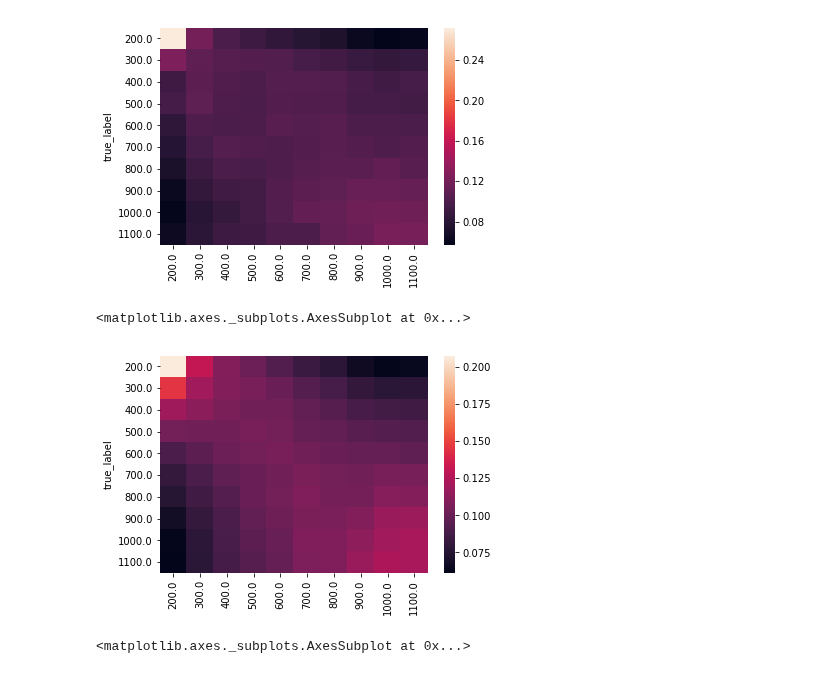
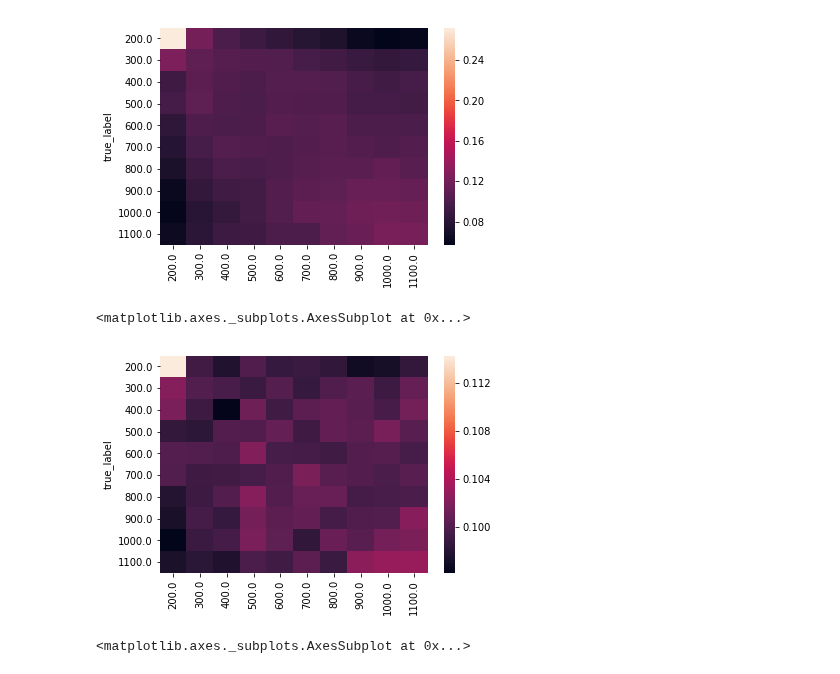
Before and after one commit to EstevaoUyra/spikelearn, a Jupyter notebook: notebooks/exploration/Decoding.ipynb, the cells around one changed output. Saved outputs shown, nothing was run; the diff lists cells and outputs as text; code cells hidden in the pictures.

```diff
--- a/notebooks/exploration/Decoding.ipynb
+++ b/notebooks/exploration/Decoding.ipynb
@@ -87,10 +87,10 @@ sns.heatmap(one_p.groupby('true_label').mean().iloc[:,:10])
 <matplotlib.axes._subplots.AxesSubplot at 0x...>
 [figure]
 # %%
-sns.heatmap(one_p.groupby('true_label').mean().iloc[:,:10])
+sns.heatmap(res_p.groupby('true_label').mean().iloc[:,:10])
 # %% [output]
 <matplotlib.axes._subplots.AxesSubplot at 0x...>
-[figure, old version]
+[figure, new version]
 # %%
 sns.heatmap(one_p.groupby('true_label').mean().iloc[:,:10])
 # %% [output]
```
Also changed, not shown: parts of 27 cells of this notebook.
